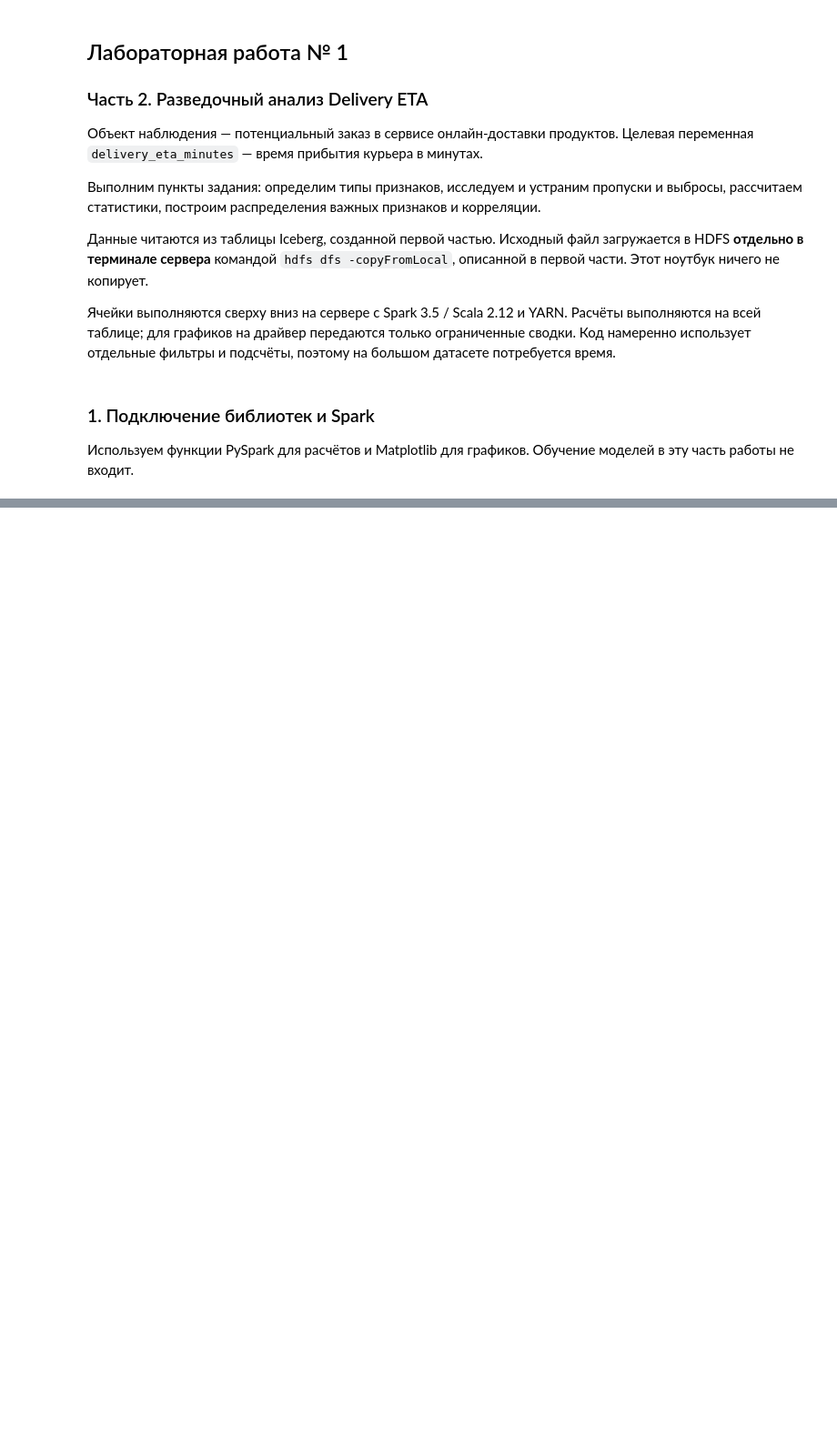
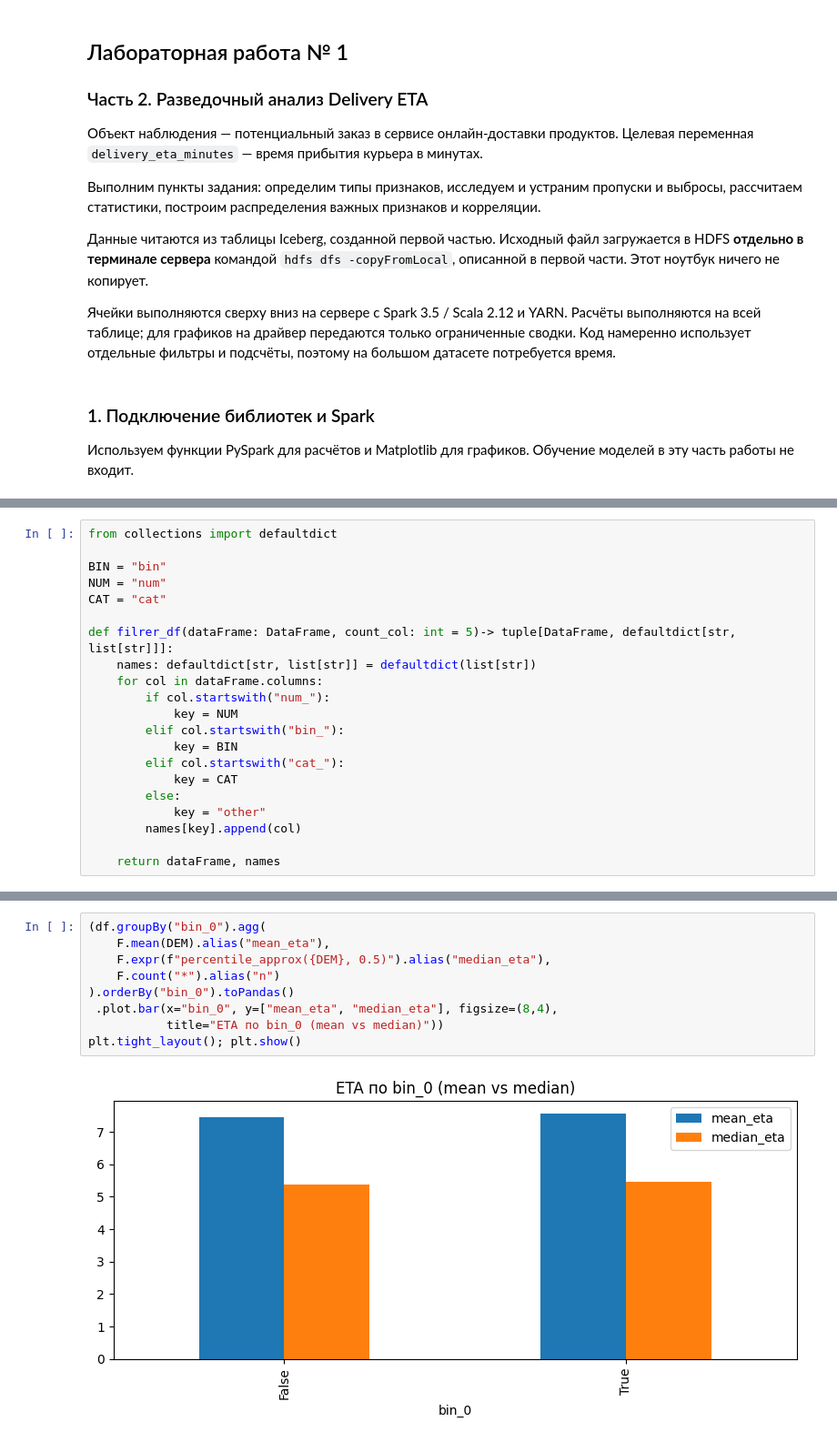
Before and after one commit to ArtemKeety/SOBD, a Jupyter notebook: 2_Exploratory_analysis.ipynb, the cells around one changed output, grey strips where cells are left out. Shown at 91% size. Saved outputs shown, nothing was run; the diff lists cells and outputs as text; blank space fills up the shorter version.

```diff
--- a/2_Exploratory_analysis.ipynb
+++ b/2_Exploratory_analysis.ipynb
@@ -944,0 +92,21 @@ spark.stop()  # Освобождаем ресурсы приложения на
+# %%
+from collections import defaultdict
+
+BIN = "bin"
+NUM = "num"
+CAT = "cat"
+
+def filrer_df(dataFrame: DataFrame, count_col: int = 5)-> tuple[DataFrame, defaultdict[str, list[str]]]:
+    names: defaultdict[str, list[str]] = defaultdict(list[str])
+    for col in dataFrame.columns:
+        if col.startswith("num_"):
+            key = NUM
+        elif col.startswith("bin_"):
+            key = BIN
+        elif col.startswith("cat_"):
+            key = CAT
+        else:
+            key = "other"
+        names[key].append(col)
+
+    return dataFrame, names
@@ -944,0 +514,11 @@ spark.stop()  # Освобождаем ресурсы приложения на
+# %%
+(df.groupBy("bin_0").agg(
+    F.mean(DEM).alias("mean_eta"),
+    F.expr(f"percentile_approx({DEM}, 0.5)").alias("median_eta"),
+    F.count("*").alias("n")
+).orderBy("bin_0").toPandas()
+ .plot.bar(x="bin_0", y=["mean_eta", "median_eta"], figsize=(8,4),
+           title="ETA по bin_0 (mean vs median)"))
+plt.tight_layout(); plt.show()
+# %% [output]
+[figure, added]
```
Also changed, not shown: parts of 77 cells of this notebook, 1 other file.
